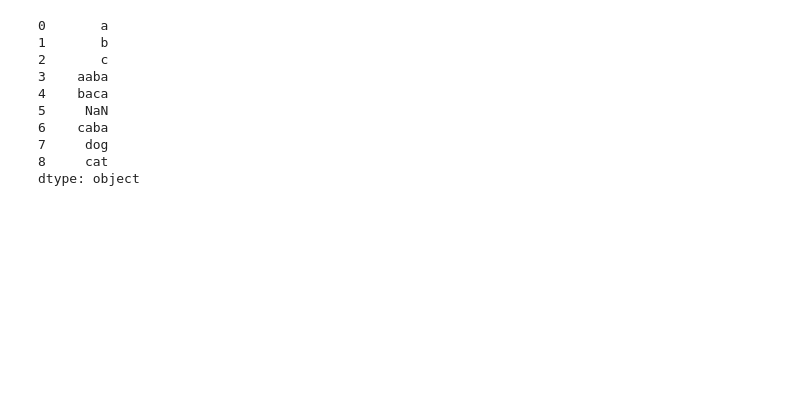
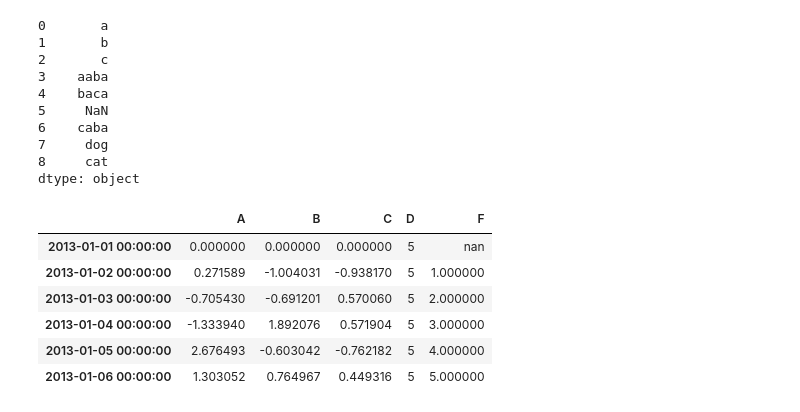
Before and after one commit to labyu/jupyter, a Jupyter notebook: pandas.ipynb, the cells around one changed output. Drawn from its saved outputs; the diff is of its cells as text; code cells hidden in the pictures; blank space fills up the shorter version.

```diff
--- a/pandas.ipynb
+++ b/pandas.ipynb
@@ -551,3 +550,20 @@ s.str.lower()
 7     dog
 8     cat
 dtype: object
+# %%
+def highlight_max(s):
+    '''
+    highlight the maximum in a Series yellow.
+    '''
+    is_max = s == s.max()
+    return ['background-color: yellow' if v else '' for v in is_max]
+
+df.style.apply(highlight_max)
+# %% [output]
+|  | A | B | C | D | F |
+| 2013-01-01 00:00:00 | 0.000000 | 0.000000 | 0.000000 | 5 | nan |
+| 2013-01-02 00:00:00 | 0.271589 | -1.004031 | -0.938170 | 5 | 1.000000 |
+| 2013-01-03 00:00:00 | -0.705430 | -0.691201 | 0.570060 | 5 | 2.000000 |
+| 2013-01-04 00:00:00 | -1.333940 | 1.892076 | 0.571904 | 5 | 3.000000 |
+| 2013-01-05 00:00:00 | 2.676493 | -0.603042 | -0.762182 | 5 | 4.000000 |
+| 2013-01-06 00:00:00 | 1.303052 | 0.764967 | 0.449316 | 5 | 5.000000 |
```
Also changed, not shown: parts of 46 cells of this notebook.
